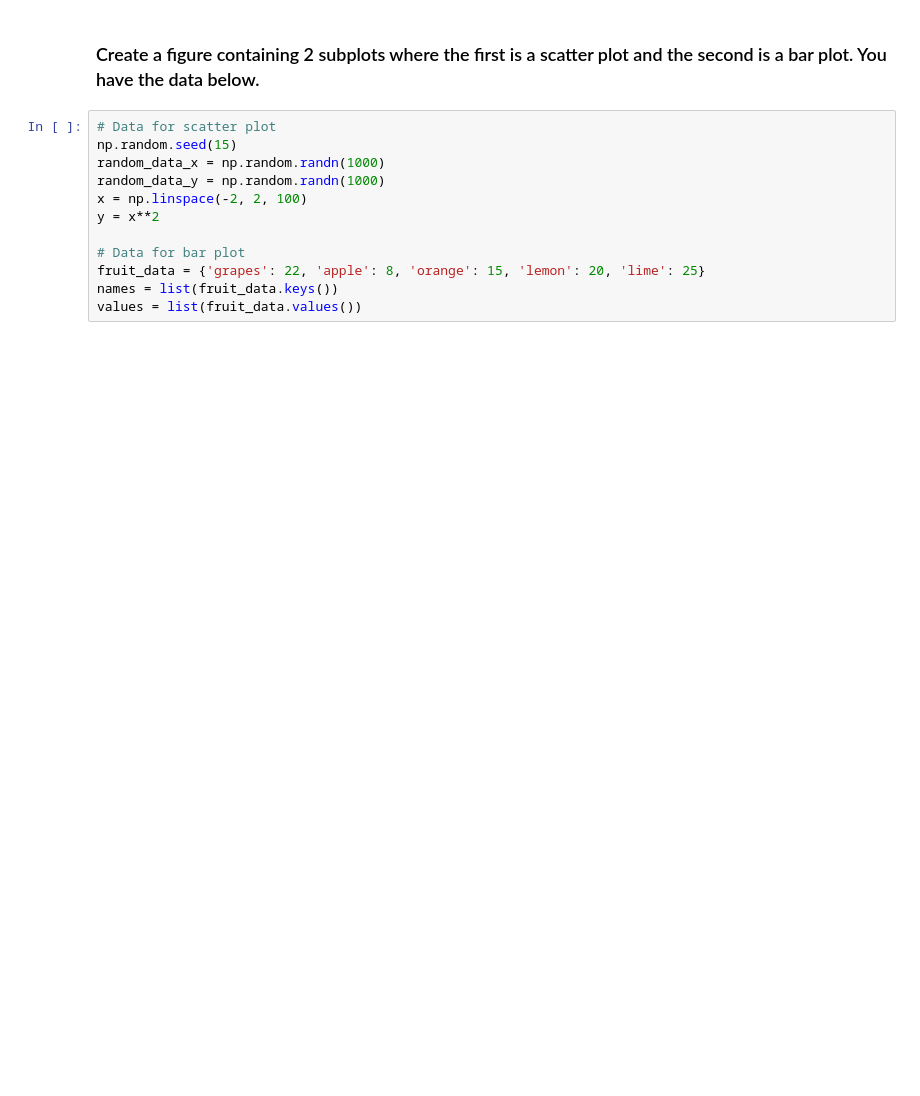
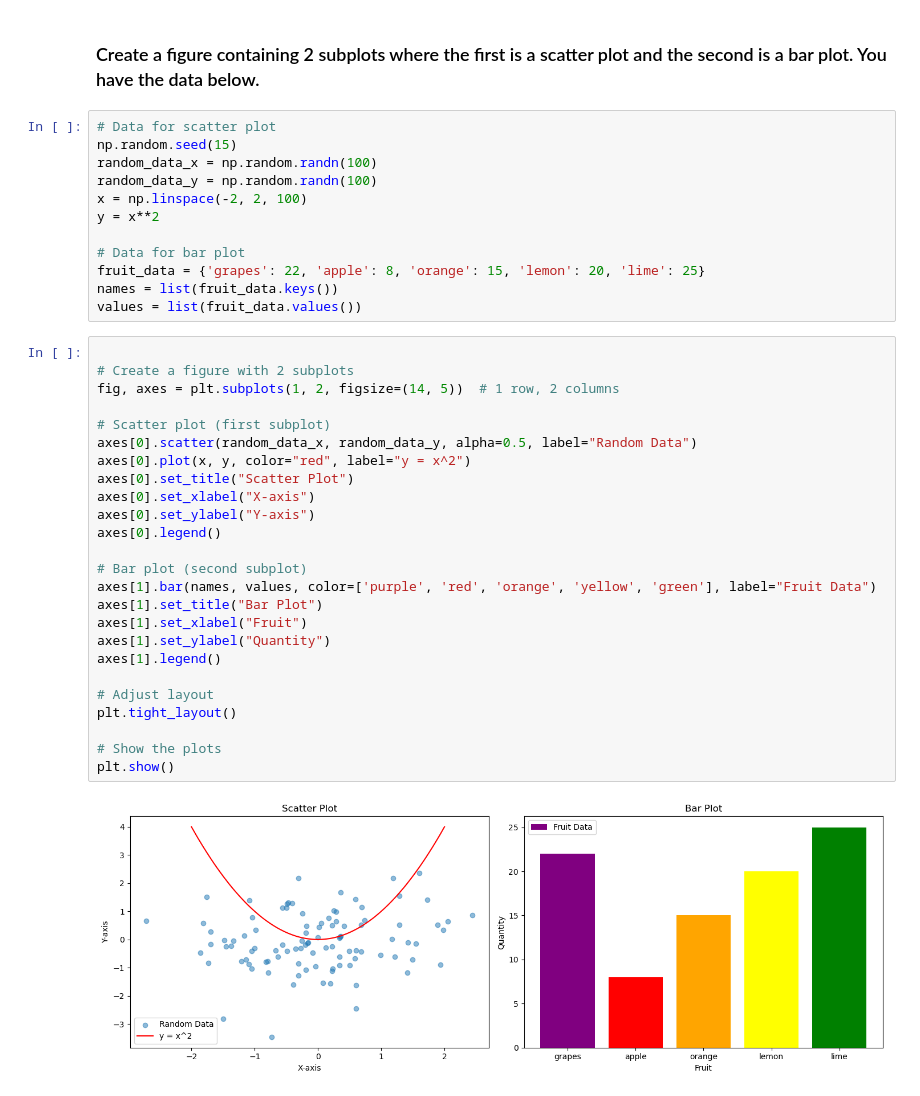
Before and after one commit to HugoManns/pythonUppgifter, a Jupyter notebook: 02_matplotlib.ipynb, the cells around one changed output. Saved outputs shown, nothing was run; the diff lists cells and outputs as text; blank space fills up the shorter version.

```diff
--- a/02_matplotlib.ipynb
+++ b/02_matplotlib.ipynb
@@ -117,8 +178,8 @@ num
 # %%
 # Data for scatter plot
 np.random.seed(15)
-random_data_x = np.random.randn(1000)
-random_data_y = np.random.randn(1000)
+random_data_x = np.random.randn(100)
+random_data_y = np.random.randn(100)
 x = np.linspace(-2, 2, 100)
 y = x**2
 
@@ -126,3 +187,30 @@ y = x**2
 fruit_data = {'grapes': 22, 'apple': 8, 'orange': 15, 'lemon': 20, 'lime': 25}
 names = list(fruit_data.keys())
 values = list(fruit_data.values())
+# %%
+
+# Create a figure with 2 subplots
+fig, axes = plt.subplots(1, 2, figsize=(14, 5))  # 1 row, 2 columns
+
+# Scatter plot (first subplot)
+axes[0].scatter(random_data_x, random_data_y, alpha=0.5, label="Random Data")
+axes[0].plot(x, y, color="red", label="y = x^2")
+axes[0].set_title("Scatter Plot")
+axes[0].set_xlabel("X-axis")
+axes[0].set_ylabel("Y-axis")
+axes[0].legend()
+
+# Bar plot (second subplot)
+axes[1].bar(names, values, color=['purple', 'red', 'orange', 'yellow', 'green'], label="Fruit Data")
+axes[1].set_title("Bar Plot")
+axes[1].set_xlabel("Fruit")
+axes[1].set_ylabel("Quantity")
+axes[1].legend()
+
+# Adjust layout
+plt.tight_layout()
+
+# Show the plots
+plt.show()
+# %% [output]
+[figure, added]
```
Also changed, not shown: parts of 2 cells of this notebook, 6 other files.
